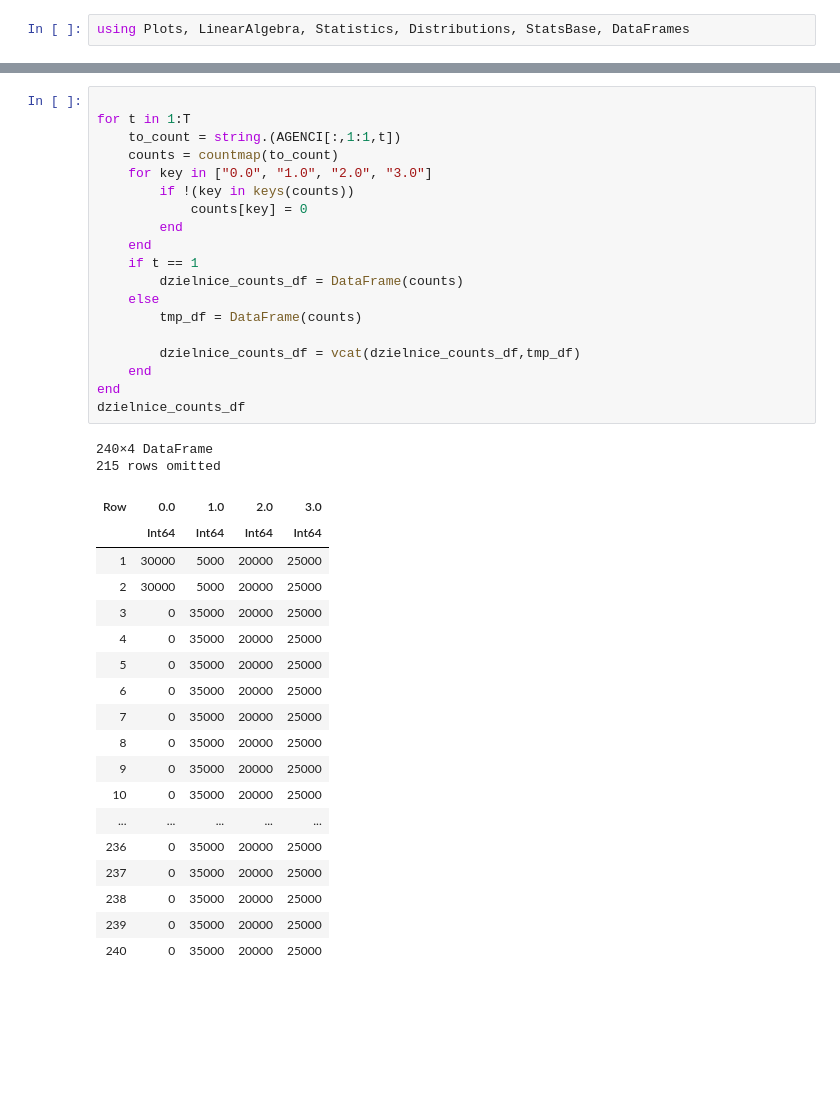
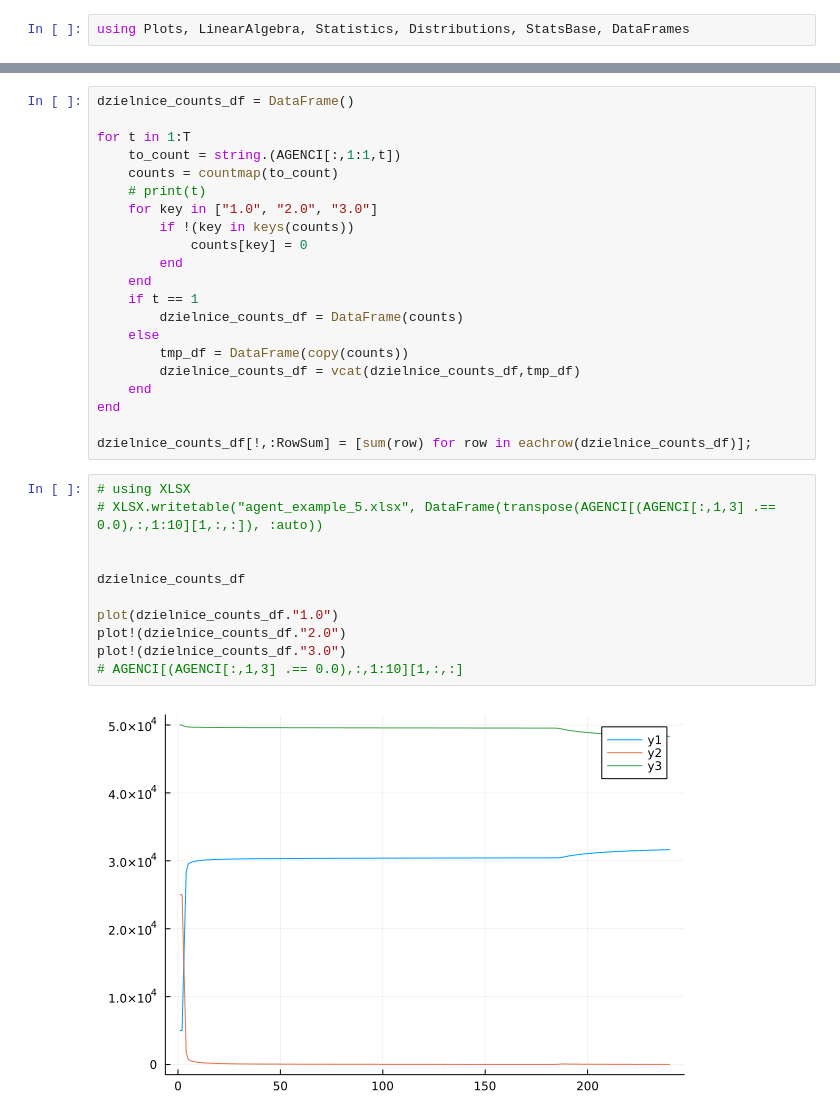
Before and after one commit to Rybakowski/raport_2, a Jupyter notebook: raport_2.ipynb, the cells around one changed output, grey strips where cells are left out. Saved outputs shown, nothing was run; the diff lists cells and outputs as text; blank space fills up the shorter version.

```diff
--- a/raport_2.ipynb
+++ b/raport_2.ipynb
@@ -215,9 +269,11 @@ end
 # %%
+dzielnice_counts_df = DataFrame()
 
 for t in 1:T
     to_count = string.(AGENCI[:,1:1,t])
     counts = countmap(to_count)
-    for key in ["0.0", "1.0", "2.0", "3.0"]
+    # print(t)
+    for key in ["1.0", "2.0", "3.0"]
         if !(key in keys(counts))
             counts[key] = 0
         end
@@ -225,30 +281,22 @@ for t in 1:T
     if t == 1
         dzielnice_counts_df = DataFrame(counts)
     else
-        tmp_df = DataFrame(counts)
-
+        tmp_df = DataFrame(copy(counts))
         dzielnice_counts_df = vcat(dzielnice_counts_df,tmp_df)
     end
 end
-dzielnice_counts_df
+
+dzielnice_counts_df[!,:RowSum] = [sum(row) for row in eachrow(dzielnice_counts_df)];
-# %% [output]
-240×4 DataFrame
-215 rows omitted
-| Row | 0.0 | 1.0 | 2.0 | 3.0 |
-|  | Int64 | Int64 | Int64 | Int64 |
-| 1 | 30000 | 5000 | 20000 | 25000 |
-| 2 | 30000 | 5000 | 20000 | 25000 |
-| 3 | 0 | 35000 | 20000 | 25000 |
-| 4 | 0 | 35000 | 20000 | 25000 |
-| 5 | 0 | 35000 | 20000 | 25000 |
-| 6 | 0 | 35000 | 20000 | 25000 |
-| 7 | 0 | 35000 | 20000 | 25000 |
-| 8 | 0 | 35000 | 20000 | 25000 |
-| 9 | 0 | 35000 | 20000 | 25000 |
-| 10 | 0 | 35000 | 20000 | 25000 |
-| ... | ... | ... | ... | ... |
-| 236 | 0 | 35000 | 20000 | 25000 |
-| 237 | 0 | 35000 | 20000 | 25000 |
-| 238 | 0 | 35000 | 20000 | 25000 |
-| 239 | 0 | 35000 | 20000 | 25000 |
-| 240 | 0 | 35000 | 20000 | 25000 |
+# %%
+# using XLSX
+# XLSX.writetable("agent_example_5.xlsx", DataFrame(transpose(AGENCI[(AGENCI[:,1,3] .== 0.0),:,1:10][1,:,:]), :auto))
+
+
+dzielnice_counts_df
+
+plot(dzielnice_counts_df."1.0")
+plot!(dzielnice_counts_df."2.0")
+plot!(dzielnice_counts_df."3.0")
+# AGENCI[(AGENCI[:,1,3] .== 0.0),:,1:10][1,:,:]
+# %% [output]
+[figure, added]
```
Also changed, not shown: parts of 5 cells of this notebook, 2 other files.
